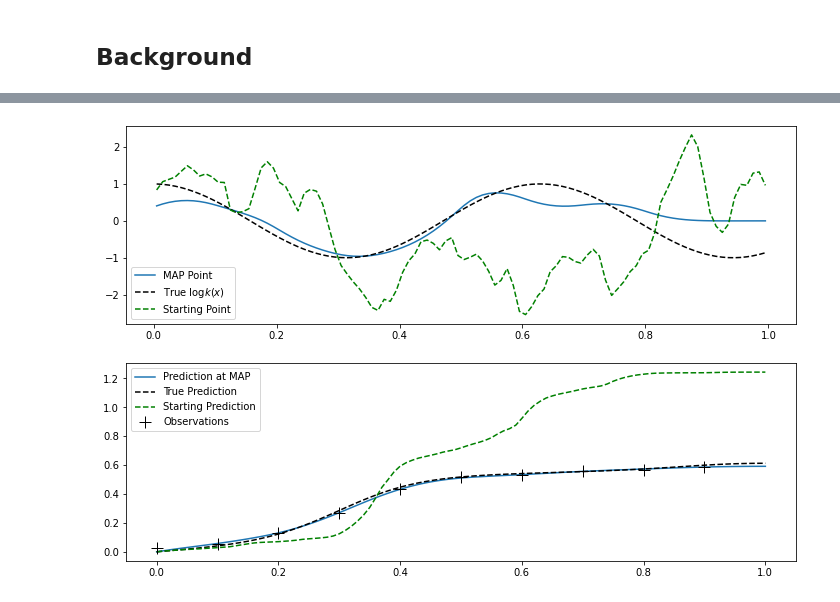
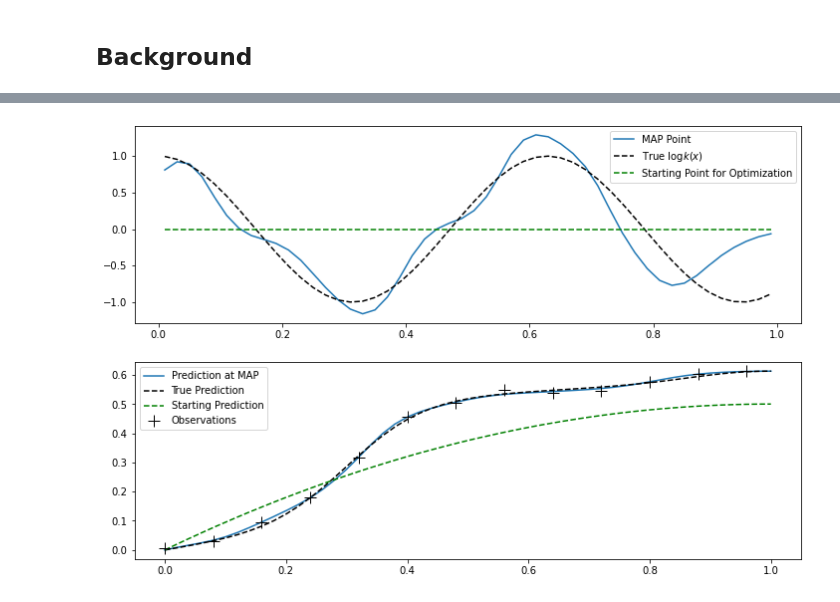
Before and after one commit to NexGenAnalytics/MIT-MUQ, a Jupyter notebook: examples/SamplingAlgorithms/MCMC/EllipticInference/python/EllipticInference.ipynb, the cells around one changed output, grey strips where cells are left out. Saved outputs shown, nothing was run; the diff lists cells and outputs as text; code cells hidden in the pictures.

```diff
--- a/examples/SamplingAlgorithms/MCMC/EllipticInference/python/EllipticInference.ipynb
+++ b/examples/SamplingAlgorithms/MCMC/EllipticInference/python/EllipticInference.ipynb
@@ -134,0 +97,13 @@ def SampleDILI(posterior, startPt, numSamps):
+# %%
+# Define the mesh
+numCells = 50
+mesh = Discretization(numCells)
+
+# Generate synthetic "truth" data
+obsThin = 4
+obsVar = 0.01*0.01
+data = GenerateData(mesh, obsThin, obsVar)
+
+graph = ConstructGraph(mesh, data, obsThin, obsVar)
+posterior = graph.CreateModPiece('Posterior')
+model = graph.CreateModPiece('Forward Model')
@@ -179,18 +128,0 @@ def SamplePCN(posterior, startPt, numSamps):
-# %%
-# Define the mesh
-numCells = 100
-mesh = Discretization(numCells)
-
-# Generate synthetic "truth" data
-obsThin = 10
-obsVar = 0.01*0.01
-data = GenerateData(mesh, obsThin, obsVar)
-
-graph = ConstructGraph(mesh, data, obsThin, obsVar)
-posterior = graph.CreateModPiece('Posterior')
-model = graph.CreateModPiece('Forward Model')
-
-# Use a random draw from the prior as a starting point for MCMC
-startPt = CreatePrior(mesh).Sample()
-
-mapPt = ComputeMAP(posterior, startPt)
@@ -203,0 +129,5 @@ Optimization terminated successfully.
+# %%
+# Use a random draw from the prior as a starting point for MCMC
+startPt = CreatePrior(mesh).GetMean()
+
+mapPt = ComputeMAP(posterior, startPt)
@@ -204,22 +149,22 @@ Optimization terminated successfully.
 # %%
 trueLogK = GetTrueLogConductivity(mesh).ravel()
 
 fig, axs = plt.subplots(nrows=2,figsize=(12,8))
 axs[0].plot(mesh.cellLocs.ravel(), mapPt,label='MAP Point')
 axs[0].plot(mesh.cellLocs.ravel(), trueLogK, '--k', label='True $\log k(x)$')
-axs[0].plot(mesh.cellLocs.ravel(), startPt, '--g', label='Starting Point')
+axs[0].plot(mesh.cellLocs.ravel(), startPt, '--g', label='Starting Point for Optimization')
 axs[0].legend()
 
 truePred = model.Evaluate([trueLogK])[0]
 mapPred = model.Evaluate([mapPt])[0]
 startPred = model.Evaluate([startPt])[0]
 
 axs[1].plot(mesh.nodeLocs, mapPred, label='Prediction at MAP')
 axs[1].plot(mesh.nodeLocs, truePred,'--k',label='True Prediction')
 axs[1].plot(mesh.nodeLocs, startPred, '--g', label='Starting Prediction')
 axs[1].plot(mesh.nodeLocs[0:-1:obsThin],data,'+k',markersize=12,label='Observations')
 axs[1].legend()
 
 plt.show()
 # %% [output]
-[figure, old version]
+[figure, new version]
```
Also changed, not shown: parts of 24 cells of this notebook, 1 other file.
